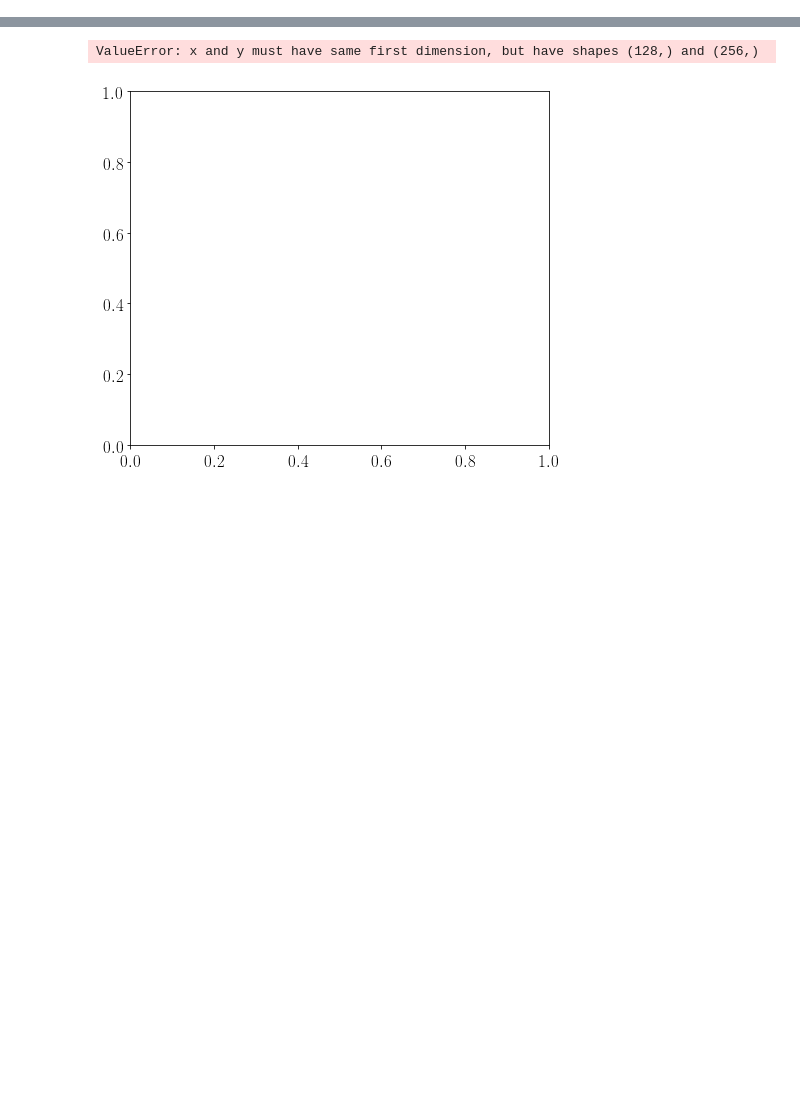
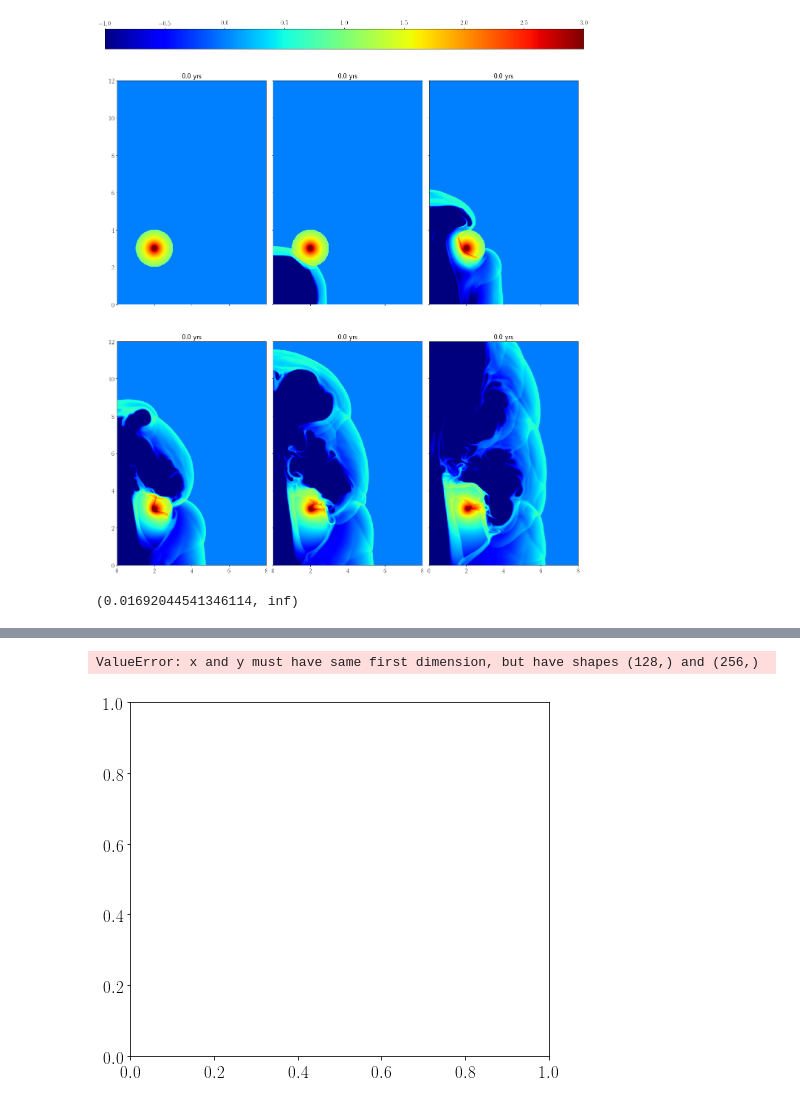
Before and after one commit to Mixpap/JetCloudSim, a Jupyter notebook: Notebooks/Data (Jet-Cloud interaction).ipynb, the cells around one changed output, grey strips where cells are left out. Cells and saved outputs as stored; diff of their text form; code cells hidden in the pictures; blank space fills up the shorter version.

```diff
--- a/Notebooks/Data (Jet-Cloud interaction).ipynb
+++ b/Notebooks/Data (Jet-Cloud interaction).ipynb
@@ -37,0 +51,5 @@ f.quadruple(test1,np.log10(test1['TMP']),rows=1,cols=3,tdk='yrs')
+# %%
+importlib.reload(f)
+f.quadruple(test1,np.log10(test1['RHO']),rows=2,cols=3,tdk='yrs',color='jet',scale=(6,10),zlim=[-1,3])
+# %% [output]
+[figure, added]
@@ -37,0 +58,4 @@ f.quadruple(test1,np.log10(test1['TMP']),rows=1,cols=3,tdk='yrs')
+# %%
+beta.min(),beta.max()
+# %% [output]
+(0.01692044541346114, inf)
```
Also changed, not shown: parts of 24 cells of this notebook, 16 other files.
